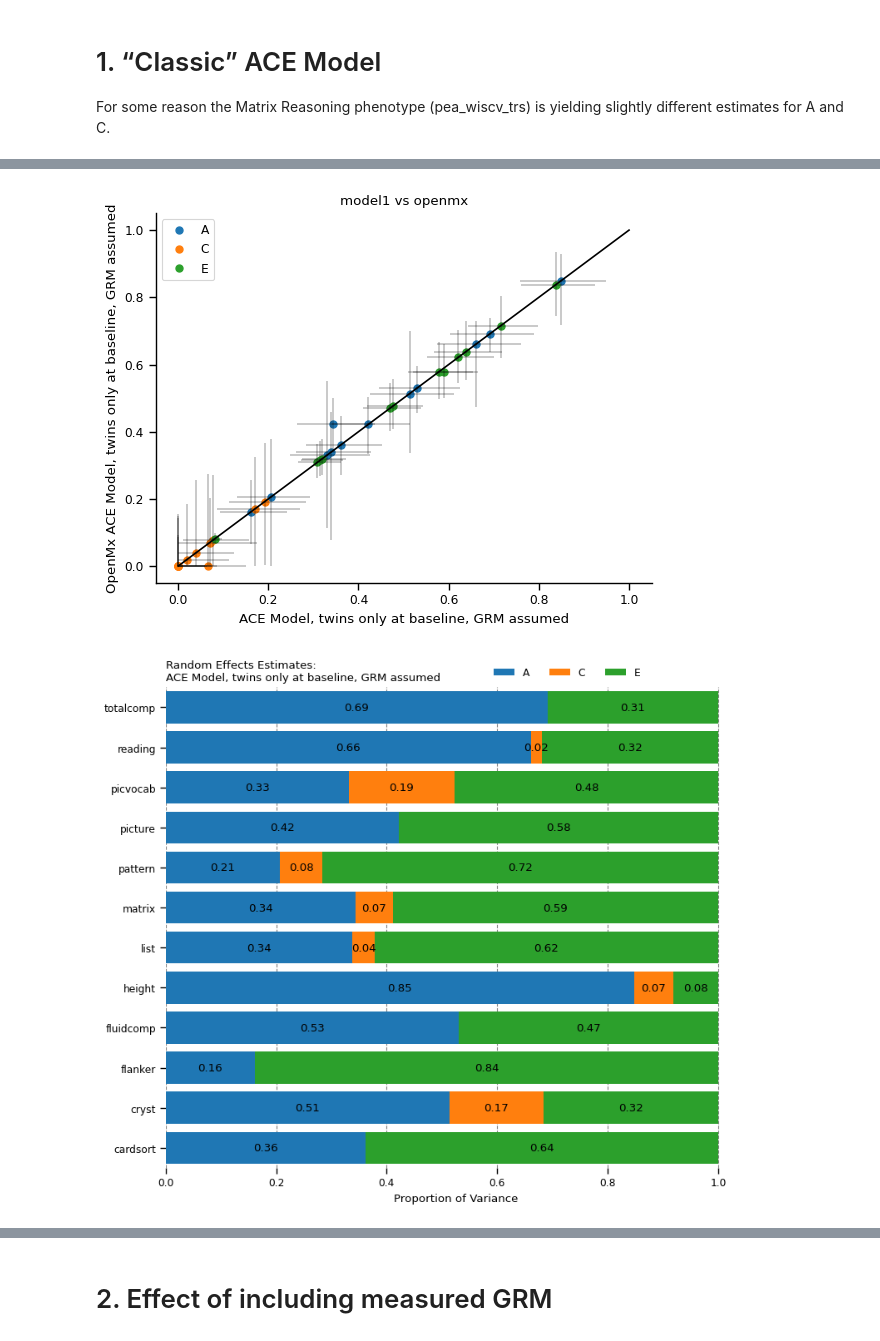
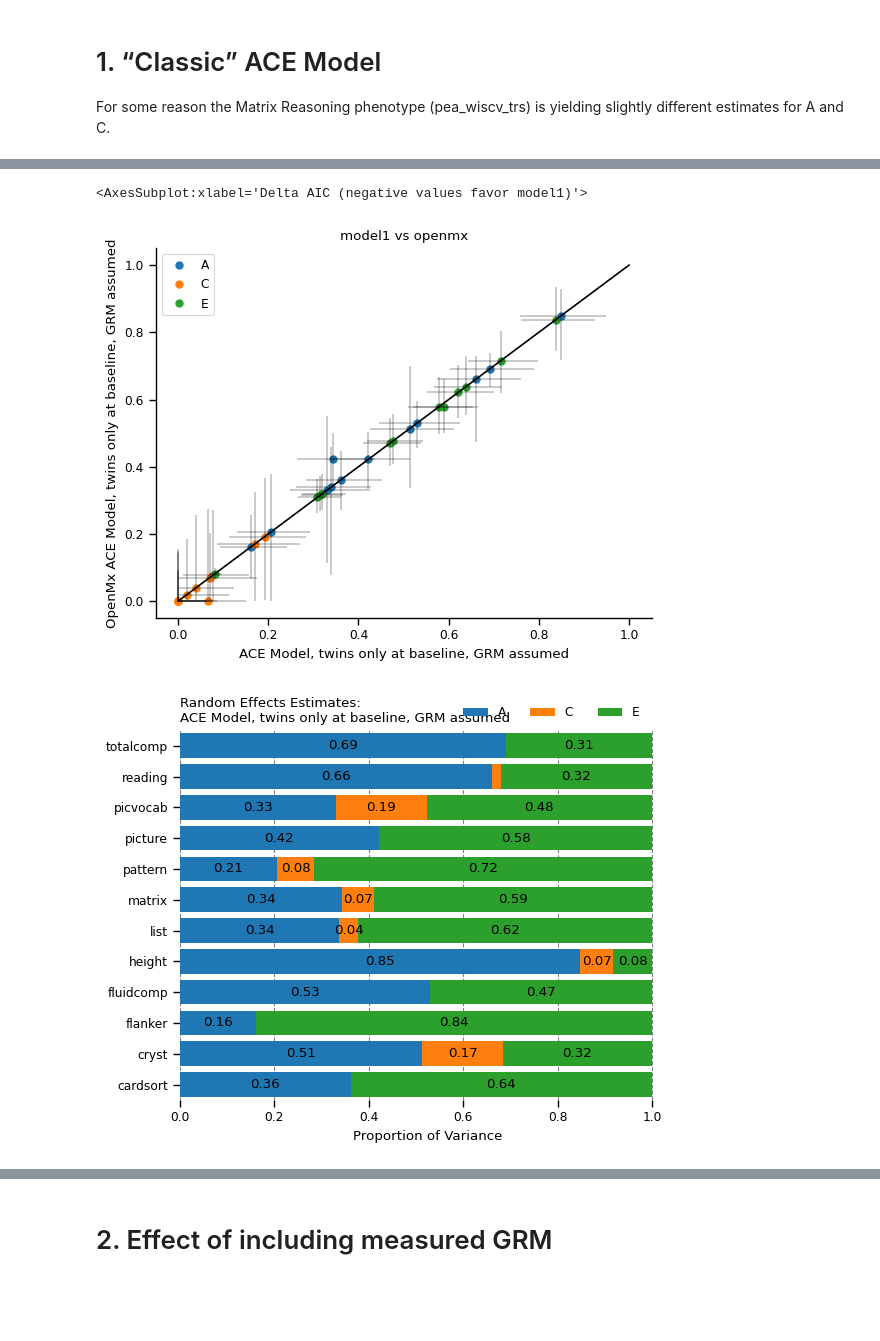
Before and after one commit to dmysmith/random_effects, a Jupyter notebook: behavioral/scripts/visualize_python.ipynb, the cells around one changed output, grey strips where cells are left out. Drawn from its saved outputs; the diff is of its cells as text; code cells hidden in the pictures; blank space fills up the shorter version.

Commit message:
add plots for AIC

```diff
--- a/behavioral/scripts/visualize_python.ipynb
+++ b/behavioral/scripts/visualize_python.ipynb
@@ -104,5 +125,7 @@ mxloglik = pd.read_csv(mxloglik_file)
 
 openmx = pd.concat([mxa, mxc, mxe])
 sig2mat.append(openmx)
+
+model.append(openmx_results.rename(columns={"openmx_loglik": "logLikvec"}))
 # %%
 # function to compare two models
@@ -183,6 +208,0 @@ def compare_models(name1, name2, sig2mat, models):
-# %%
-print(sns.color_palette())
-
-order = [0,1,2,3]
-
-print([sns.color_palette()[idx] for idx in order])
@@ -192,6 +209,6 @@ print([sns.color_palette()[idx] for idx in order])
 # %%
 # create function to write stacked bar graph for each model
-def stacked_bar(model_name, sig2mat_list, models):
+def stacked_bar(model_name, sig2mat_list, models, ax = None):
     """
     Plots a stacked bar chart of random effects estimates for a given model.
 
@@ -220,13 +237,15 @@ def stacked_bar(model_name, sig2mat_list, models):
     # colors = sns.color_palette()
     colors = [sns.color_palette()[idx] for idx in order]
 
+    ax = ax or plt.gca()
+
     # figure and axis
-    fig, ax = plt.subplots(1, figsize=(9, 7.5))
+#     fig, ax = plt.subplots(1, figsize=(9, 7.5))
 
     # plot bars
     left = len(df) * [0]
     for idx, name in enumerate(fields):
-        plt.barh(df.index, df[name], left = left, color=colors[idx])
+        ax.barh(df.index, df[name], left = left, color=colors[idx])
         left = left + df[name]
 
 #     # plot bars
@@ -236,14 +255,14 @@ def stacked_bar(model_name, sig2mat_list, models):
 #         left = left + df[fields[idx]]
 
     # title, legend, labels
-    plt.title('Random Effects Estimates:\n' + models['title'][i], loc='left')
-    plt.xlabel('Proportion of Variance')
+    ax.set_title('Random Effects Estimates:\n' + models['title'][i], loc='left')
+    ax.set_xlabel('Proportion of Variance')
 
     #add legend to plot
 #     plt.legend([handles[idx] for idx in order],[labels[idx] for idx in order])
 #     plt.legend([labels[idx] for idx in order], bbox_to_anchor=([0.55, 1, 0, 0]), ncol = 4, frameon=False)
 
-    plt.legend(labels, bbox_to_anchor=([0.55, 1, 0, 0]), ncol=4, frameon=False)
+    ax.legend(labels, bbox_to_anchor=([0.55, 1, 0, 0]), ncol=4, frameon=False)
 
     # remove spines
     ax.spines['right'].set_visible(False)
@@ -257,12 +276,10 @@ def stacked_bar(model_name, sig2mat_list, models):
 
     # add data labels
     for c in ax.containers:
-        labels = ["{:.2f}".format(v.get_width()) if v.get_width() > 0.004 else '' for v in c]
+        labels = ["{:.2f}".format(v.get_width()) if v.get_width() > 0.02 else '' for v in c]
         ax.bar_label(c, labels=labels, label_type='center')
 
     sns.set_context("paper")
 
-    plt.show()
-
-# for debugging
-# stacked_bar("model5", sig2mat, models)
+#     plt.show()
+    return ax
@@ -273,7 +365,10 @@ For some reason the Matrix Reasoning phenotype (pea_wiscv_trs) is yielding sligh
 # %%
 compare_models("model1", "openmx", sig2mat, models)
-
+fig = plt.figure()
 stacked_bar("model1", sig2mat, models)
+fig = plt.figure()
+plot_aic("model1", "openmx", model, models, baseline_phenos)
 # %% [output]
+<AxesSubplot:xlabel='Delta AIC (negative values favor model1)'>
 [figure]
-[figure, old version]
+[figure, new version]
```
Also changed, not shown: parts of 17 cells of this notebook, 1 other file.
